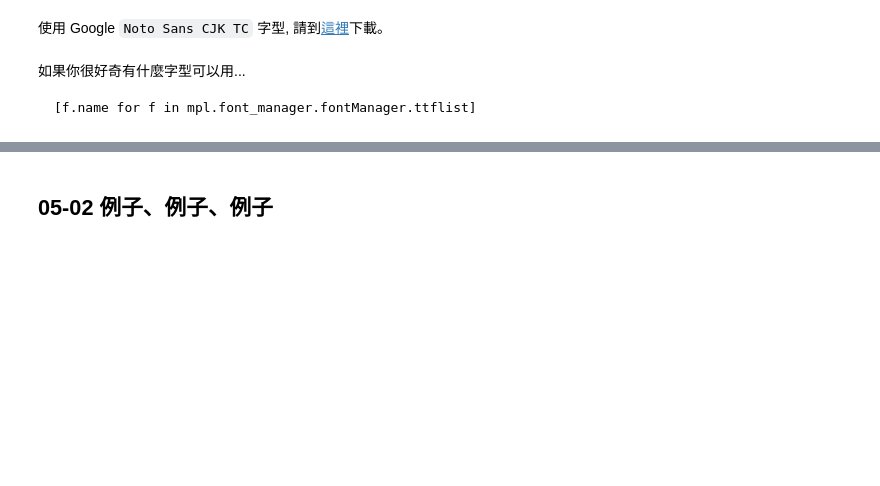
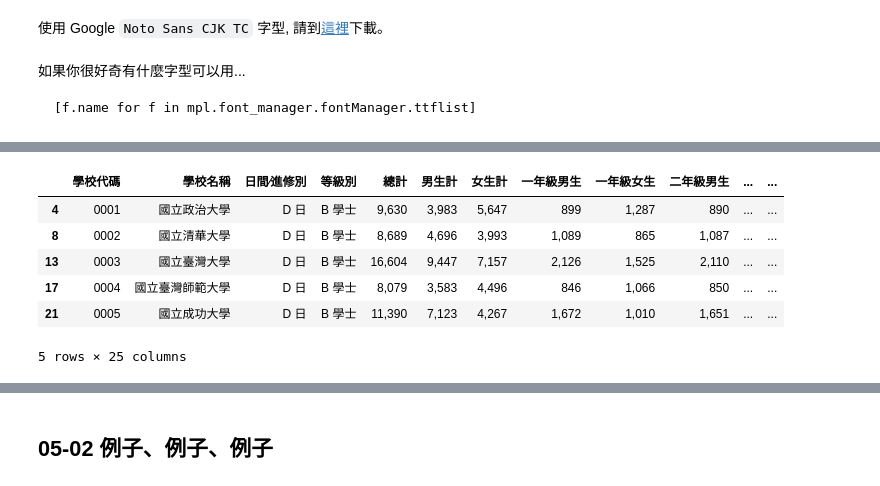
Before and after one commit to yenlung/AI_Math, a Jupyter notebook: 05. Pandas.ipynb, the cells around one changed output, grey strips where cells are left out. Cells and saved outputs as stored; diff of their text form; code cells hidden in the pictures; blank space fills up the shorter version.

```diff
--- a/05. Pandas.ipynb
+++ b/05. Pandas.ipynb
@@ -23,3 +101,13 @@
+# %%
+undergraduate.head()
+# %% [output]
+|  | 學校代碼 | 學校名稱 | 日間∕進修別 | 等級別 | 總計 | 男生計 | 女生計 | 一年級男生 | 一年級女生 | 二年級男生 | ... | ... |
+| 4 | 0001 | 國立政治大學 | D 日 | B 學士 | 9,630 | 3,983 | 5,647 | 899 | 1,287 | 890 | ... | ... |
+| 8 | 0002 | 國立清華大學 | D 日 | B 學士 | 8,689 | 4,696 | 3,993 | 1,089 | 865 | 1,087 | ... | ... |
+| 13 | 0003 | 國立臺灣大學 | D 日 | B 學士 | 16,604 | 9,447 | 7,157 | 2,126 | 1,525 | 2,110 | ... | ... |
+| 17 | 0004 | 國立臺灣師範大學 | D 日 | B 學士 | 8,079 | 3,583 | 4,496 | 846 | 1,066 | 850 | ... | ... |
+| 21 | 0005 | 國立成功大學 | D 日 | B 學士 | 11,390 | 7,123 | 4,267 | 1,672 | 1,010 | 1,651 | ... | ... |
+5 rows × 25 columns
 # %% [markdown]
 ![view 和 copy](images/pandas_view_copy.png)
 
```
Also changed, not shown: parts of 40 cells of this notebook.
